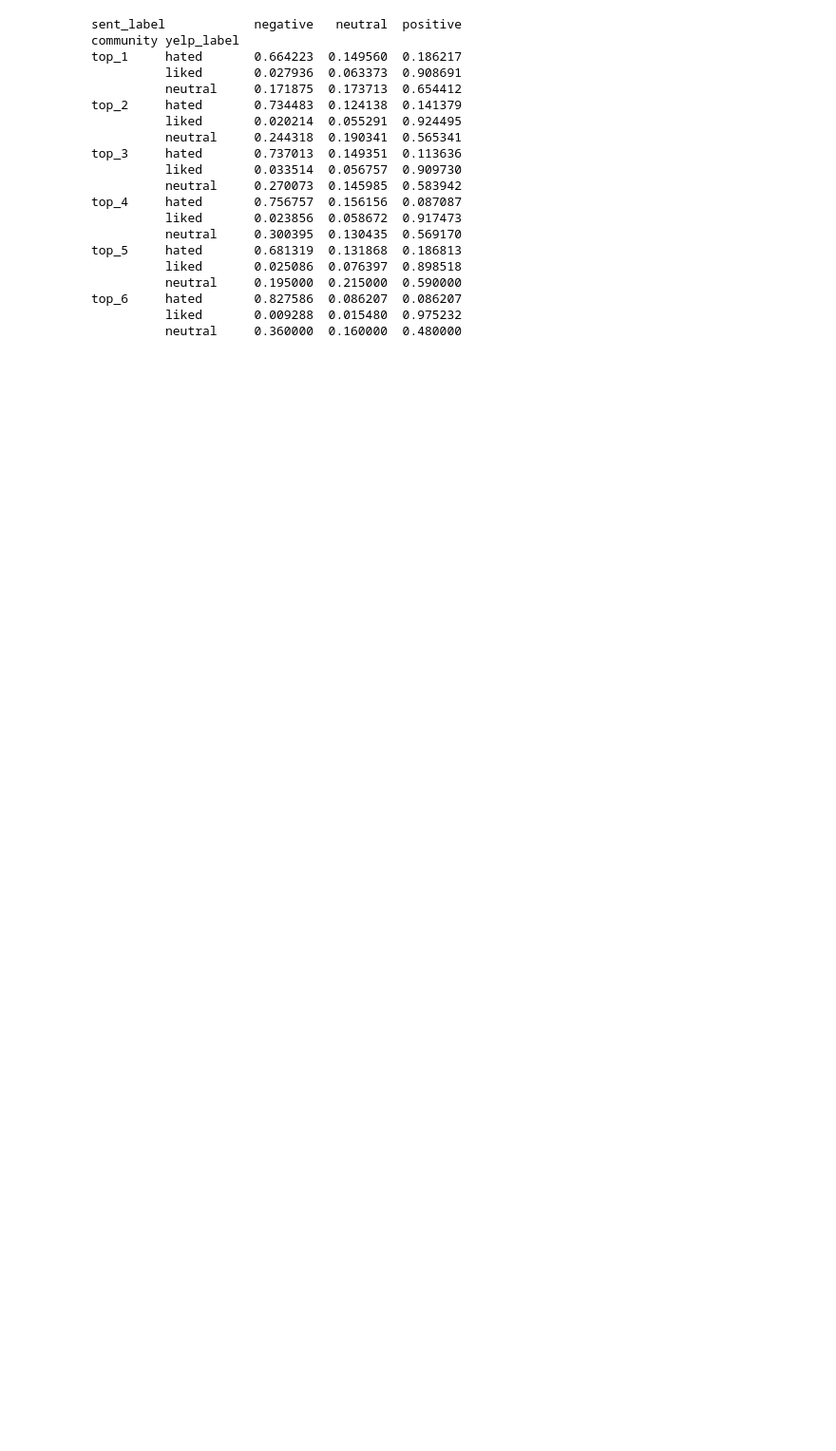
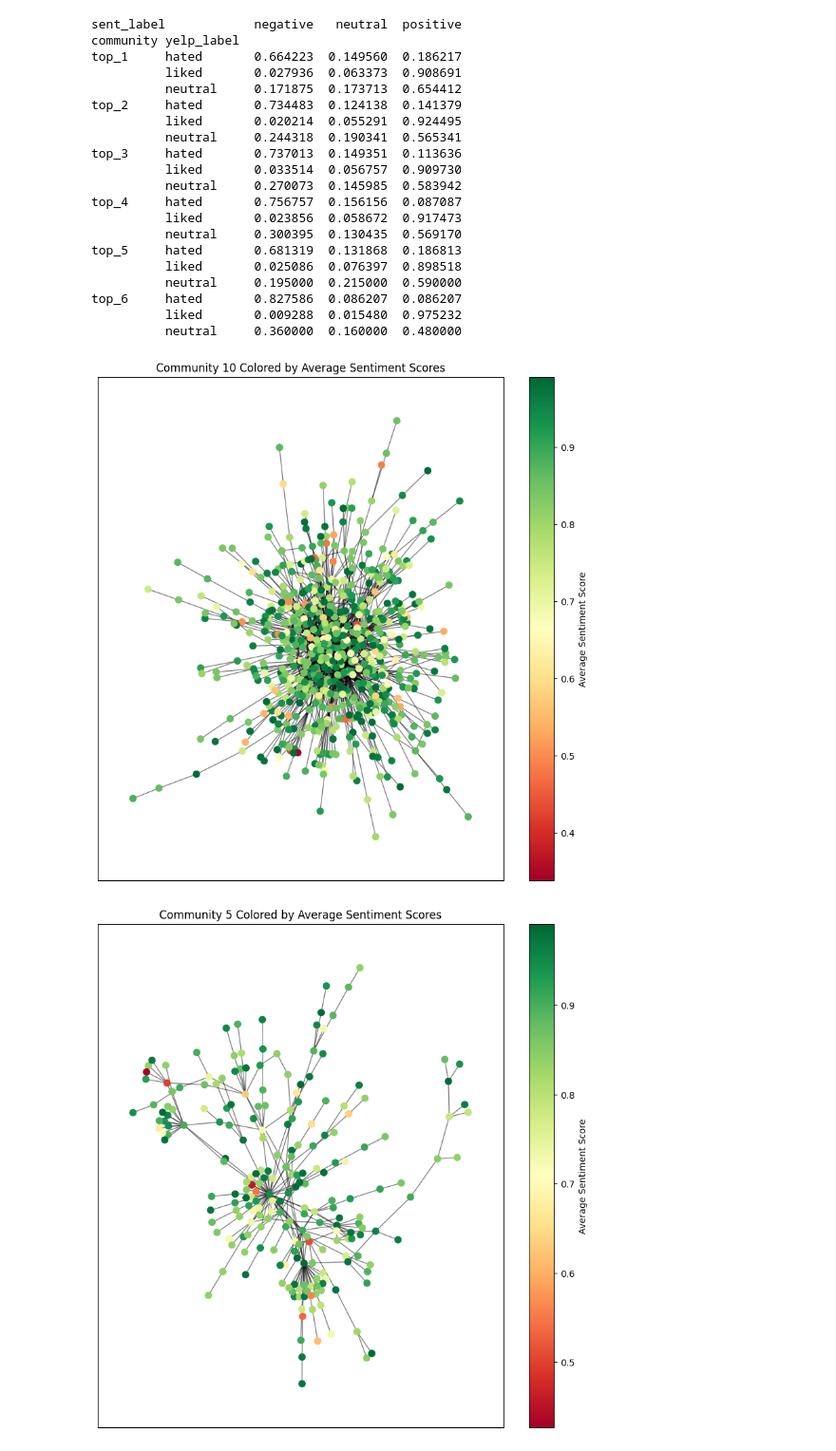
Before and after one commit to Cerlog/02807-project, a Jupyter notebook: FINAL_NOTEBOOK.ipynb, the cells around one changed output. Shown at 95% size. Saved outputs shown, nothing was run; the diff lists cells and outputs as text; code cells hidden in the pictures; blank space fills up the shorter version.

Commit message:
changing seed settings

```diff
--- a/FINAL_NOTEBOOK.ipynb
+++ b/FINAL_NOTEBOOK.ipynb
@@ -814,10 +809,10 @@ user_community_df.to_csv(DATA_DIR_PROC / "yelp_user_communities.csv", index=Fals
 # size of the communities
 sizes = pd.Series(list(partition.values())).value_counts()
 
-# Top 3 largest communities
-top_3_communities = sizes.index[:6].tolist()
-print(f"Top 6 communities (by size): {top_3_communities}")
-print(f"Sizes: {sizes[top_3_communities].tolist()}")
+# Top 6 largest communities
+top_6_communities = sizes.index[:6].tolist()
+print(f"Top 6 communities (by size): {top_6_communities}")
+print(f"Sizes: {sizes[top_6_communities].tolist()}")
 # %% [output]
 Top 6 communities (by size): [10, 5, 0, 4, 3, 2]
 Sizes: [633, 224, 207, 203, 190, 177]
@@ -826,9 +821,9 @@ Sizes: [633, 224, 207, 203, 190, 177]
 user_to_community = partition  # This is already user_id -> community_id
 
 # Get user sets for each community
-top_3_users = {
+top_6_users = {
     comm: set([user for user, c in partition.items() if c == comm])
-    for comm in top_3_communities
+    for comm in top_6_communities
 }
 # %%
 def filter_baskets_by_community(baskets_df, user_ids_set):
@@ -842,7 +837,7 @@ hated_baskets = pd.read_parquet("data/processed/baskets_hated_ids.parquet")
 
 # Filter for each community
 communities_to_analyze = {
-    **{f"top_{i+1}": (comm, top_3_users[comm]) for i, comm in enumerate(top_3_communities)}
+    **{f"top_{i+1}": (comm, top_6_users[comm]) for i, comm in enumerate(top_6_communities)}
 }
 
 filtered_data = {}
@@ -1061,3 +1039,47 @@ top_5     hated       0.681319  0.131868  0.186813
 top_6     hated       0.827586  0.086207  0.086207
           liked       0.009288  0.015480  0.975232
           neutral     0.360000  0.160000  0.480000
+# %%
+# Iterate over the 6 largest communities
+for community_id in top_6_communities:
+    users_in_community = [node for node, comm in partition.items() if comm == community_id]
+    sentiment_scores = {}
+
+    # Calculate average sentiment scores for users in the community
+    for user in users_in_community:
+        user_reviews = reviews_sent[reviews_sent["user_id"] == user]
+        if not user_reviews.empty:
+            avg_score = user_reviews["sent_score"].mean()
+            sentiment_scores[user] = avg_score
+
+    # Assign a default score for users with no reviews
+    default_score = reviews_sent["sent_score"].mean()
+    for user in users_in_community:
+        if user not in sentiment_scores:
+            sentiment_scores[user] = default_score
+
+    # Prepare node colors based on sentiment scores
+    node_colors = [sentiment_scores[n] for n in users_in_community]
+
+    # Draw the graph for the community
+    subgraph = H.subgraph(users_in_community)
+    plt.figure(figsize=(10, 10))
+    pos = nx.spring_layout(subgraph, seed=42)  # Layout for consistent positioning
+    nodes = nx.draw_networkx_nodes(
+        subgraph,
+        pos,
+        node_size=50,
+        node_color=node_colors,
+        cmap=plt.cm.RdYlGn
+    )
+    nx.draw_networkx_edges(subgraph, pos, alpha=0.5)
+    plt.title(f'Community {community_id} Colored by Average Sentiment Scores')
+
+    # Add color bar
+    cbar = plt.colorbar(nodes)
+    cbar.set_label("Average Sentiment Score")
+
+    plt.show()
+# %% [output]
+[figure, added]
+[figure, added]
```
Also changed, not shown: parts of 18 cells of this notebook, 23 other files.
